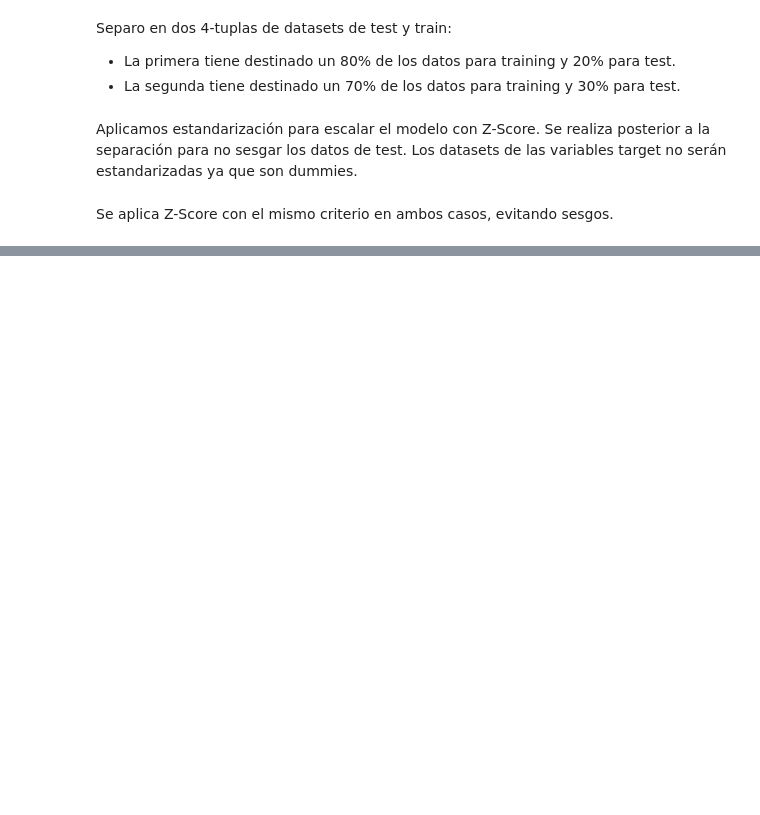
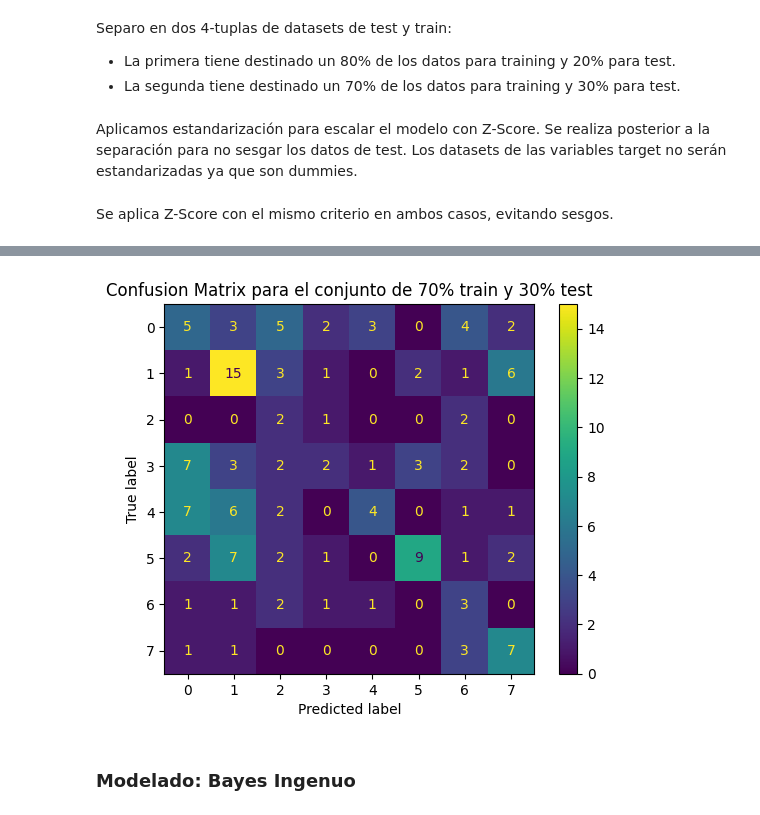
Before and after one commit to bpace1/TP2-Mineria-De-Datos, a Jupyter notebook: Tp_2.ipynb, the cells around one changed output, grey strips where cells are left out. Saved outputs shown, nothing was run; the diff lists cells and outputs as text; code cells hidden in the pictures; blank space fills up the shorter version.

```diff
--- a/Tp_2.ipynb
+++ b/Tp_2.ipynb
@@ -850,0 +904,26 @@ X_test_30_std: pd.DataFrame = pd.DataFrame(X_70.transform(X_test_30), columns=X_
+# %%
+grid_pokemon_70: GridSearchCV = GridSearchCV(tree_class_pokemon,parametros, cv=10, scoring='accuracy', n_jobs=-1)
+
+grid_pokemon_70.fit(X_train_70_std, y_train_70)
+
+y_predict_30 = grid_pokemon_70.predict(X_test_30_std)
+
+tree_pokemon_70 = grid_pokemon_70.best_estimator_
+
+export_graphviz(tree_pokemon_70, out_file='tree_class_pokemon_70.dot',
+                feature_names=X_train_80_std.columns,
+                class_names=y_test_20,
+                filled=True, rounded=True, proportion=False)
+
+
+print("Información de la estructura del árbol:\n")
+print(f"Profundidad del árbol: {tree_pokemon_70.get_depth()}")
+print(f"Número de hojas: {tree_pokemon_70.get_n_leaves()}")
+print(f"Número total de nodos: {tree_pokemon_70.tree_.node_count}")
+
+print("--------------------------------------------------------------------------------\n")
+print(f'Precision score: {precision_score(y_test_30, y_predict_30, average='weighted')}')
+print(f'Recall score: {recall_score(y_test_30, y_predict_30, average='weighted')}')
+print(f'accuracy_score: {accuracy_score(y_test_30, y_predict_30)}')
+
+Source.from_file('tree_class_pokemon_70.dot')
@@ -850,0 +942,9 @@ X_test_30_std: pd.DataFrame = pd.DataFrame(X_70.transform(X_test_30), columns=X_
+# %%
+confusion_matrix_70 = confusion_matrix(y_test_30, y_predict_30)
+
+ConfusionMatrixDisplay(confusion_matrix_70).plot()
+plt.title('Confusion Matrix para el conjunto de 70% train y 30% test');
+# %% [output]
+[figure, added]
+# %% [markdown]
+### Modelado: Bayes Ingenuo
```
Also changed, not shown: parts of 23 cells of this notebook.
